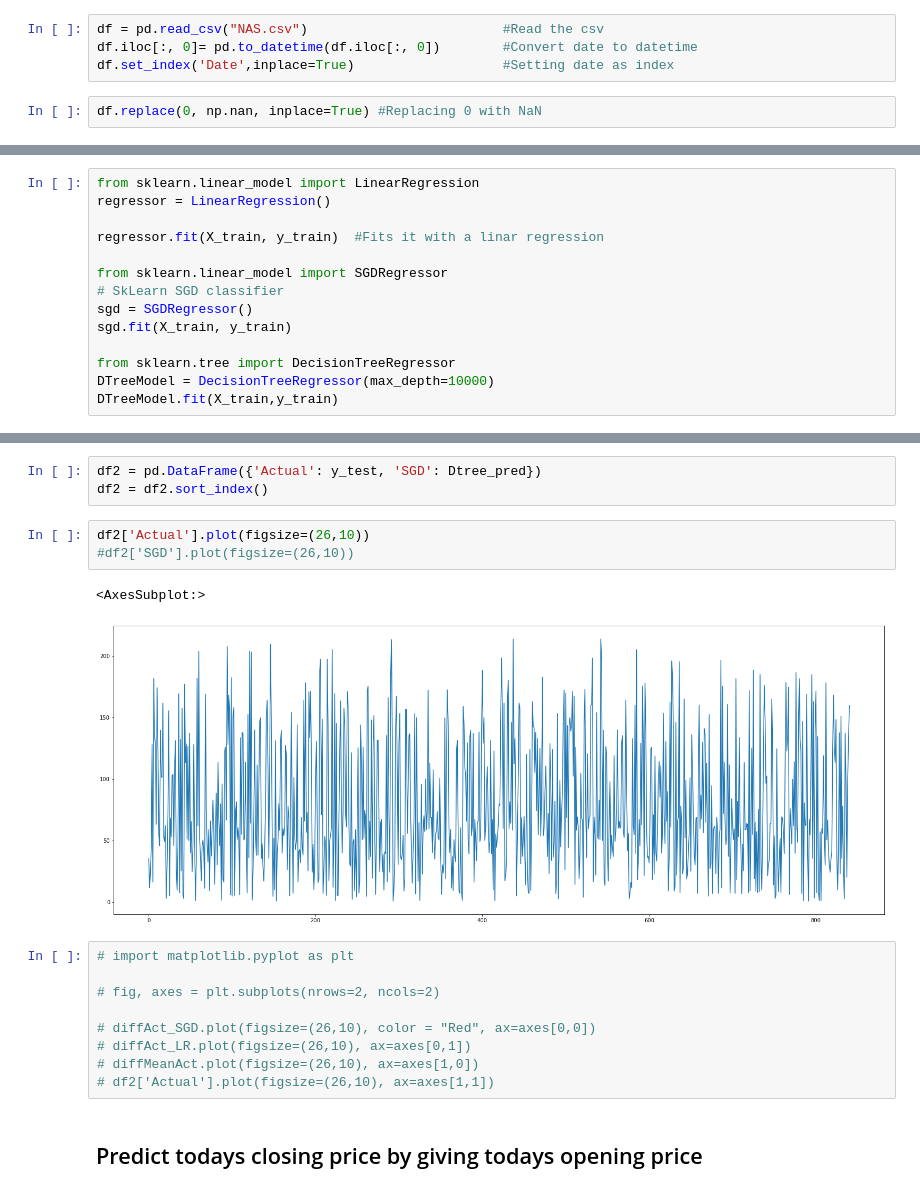
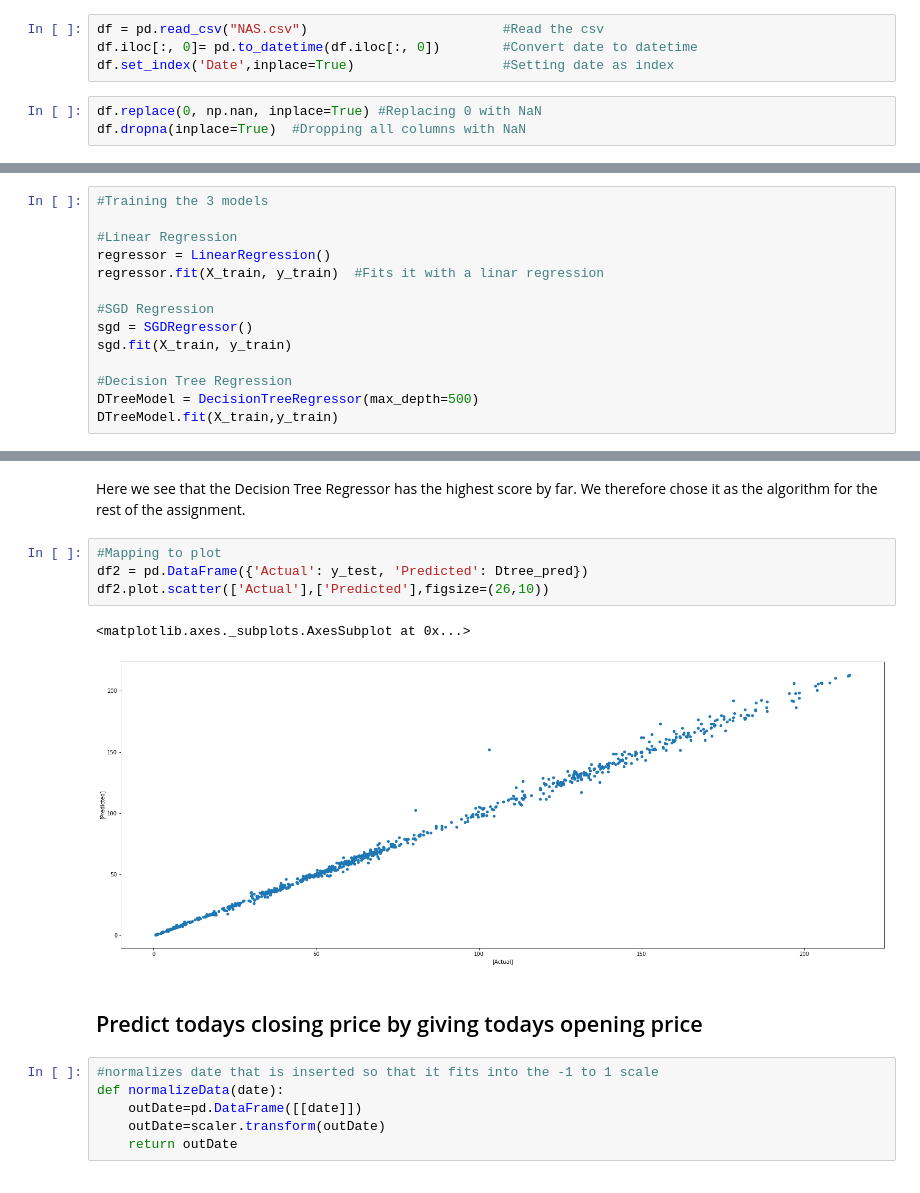
Before and after one commit to anafvana/DAVE3625_Oblig2, a Jupyter notebook: main_with_date.ipynb, the cells around one changed output, grey strips where cells are left out. Drawn from its saved outputs; the diff is of its cells as text.

Commit message:
Clean-up and fixing small errors (plot and and re-erased NaN)

```diff
--- a/main_with_date.ipynb
+++ b/main_with_date.ipynb
@@ -13,4 +18,5 @@ df.iloc[:, 0]= pd.to_datetime(df.iloc[:, 0])        #Convert date to datetime
 df.set_index('Date',inplace=True)                   #Setting date as index
 # %%
 df.replace(0, np.nan, inplace=True) #Replacing 0 with NaN
+df.dropna(inplace=True)  #Dropping all columns with NaN
 # %%
@@ -30,15 +48,15 @@ X_test=scaler.transform(X_test)
 # %%
-from sklearn.linear_model import LinearRegression
+#Training the 3 models
+
+#Linear Regression
 regressor = LinearRegression()
-
 regressor.fit(X_train, y_train)  #Fits it with a linar regression
 
-from sklearn.linear_model import SGDRegressor
-# SkLearn SGD classifier
+#SGD Regression
 sgd = SGDRegressor()
 sgd.fit(X_train, y_train)
 
-from sklearn.tree import DecisionTreeRegressor
-DTreeModel = DecisionTreeRegressor(max_depth=10000)
+#Decision Tree Regression
+DTreeModel = DecisionTreeRegressor(max_depth=500)
 DTreeModel.fit(X_train,y_train)
 # %% [output]
@@ -90,25 +99,23 @@ Mean Squared Error : 10.493652677901277
 Mean Absolute Error : 1.7428265648038046
 Root Mean Squared Error: 3.239390788080573
 Score: 0.9964059637554903
-# %%
-df2 = pd.DataFrame({'Actual': y_test, 'SGD': Dtree_pred})
-df2 = df2.sort_index()
-# %%
-df2['Actual'].plot(figsize=(26,10))
-#df2['SGD'].plot(figsize=(26,10))
-# %% [output]
-<AxesSubplot:>
-[figure, removed]
-# %%
-# import matplotlib.pyplot as plt
-
-# fig, axes = plt.subplots(nrows=2, ncols=2)
-
-# diffAct_SGD.plot(figsize=(26,10), color = "Red", ax=axes[0,0])
-# diffAct_LR.plot(figsize=(26,10), ax=axes[0,1])
-# diffMeanAct.plot(figsize=(26,10), ax=axes[1,0])
-# df2['Actual'].plot(figsize=(26,10), ax=axes[1,1])
+# %% [markdown]
+Here we see that the Decision Tree Regressor has the highest score by far.
+We therefore chose it as the algorithm for the rest of the assignment.
+# %%
+#Mapping to plot
+df2 = pd.DataFrame({'Actual': y_test, 'Predicted': Dtree_pred})
+df2.plot.scatter(['Actual'],['Predicted'],figsize=(26,10))
+# %% [output]
+<matplotlib.axes._subplots.AxesSubplot at 0x...>
+[figure, added]
 # %% [markdown]
 ## Predict todays closing price by giving todays opening price
+# %%
+#normalizes date that is inserted so that it fits into the -1 to 1 scale
+def normalizeData(date):
+    outDate=pd.DataFrame([[date]])
+    outDate=scaler.transform(outDate)
+    return outDate
 # %%
 #predicts the price according to the selected algorithm
```
Also changed, not shown: parts of 23 cells of this notebook.
